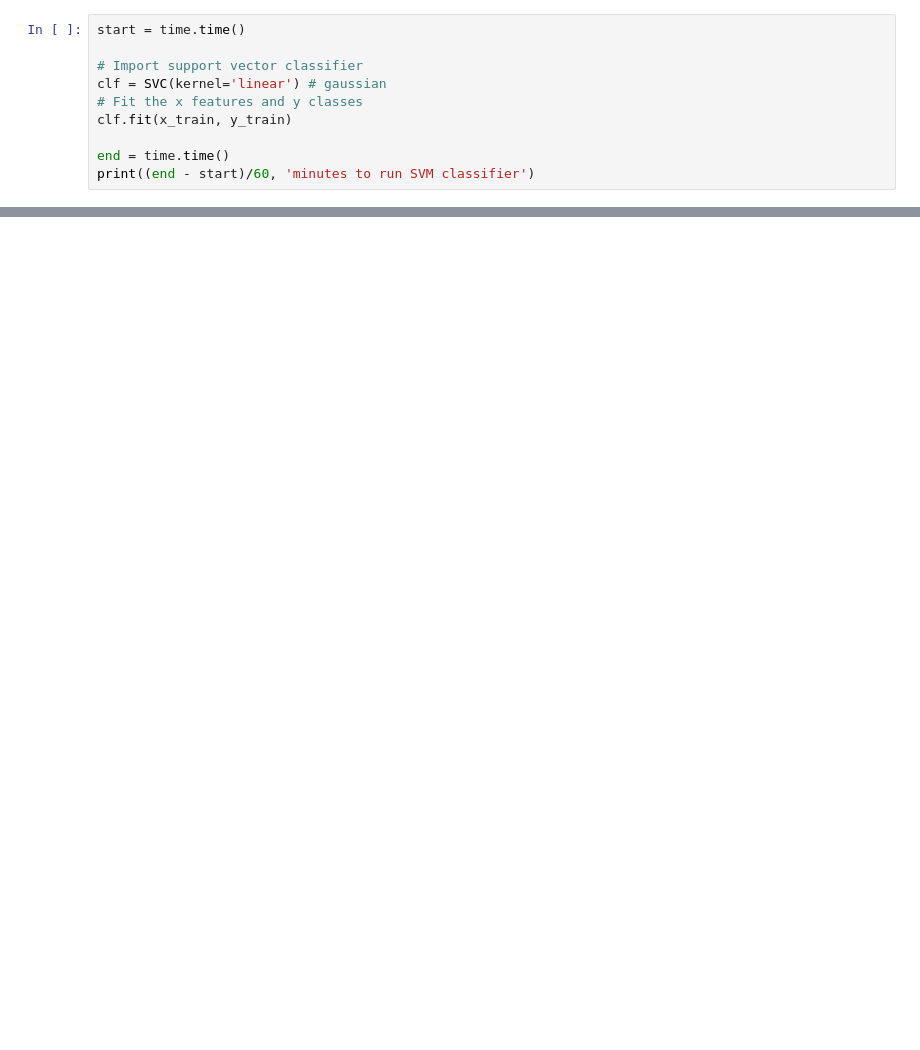
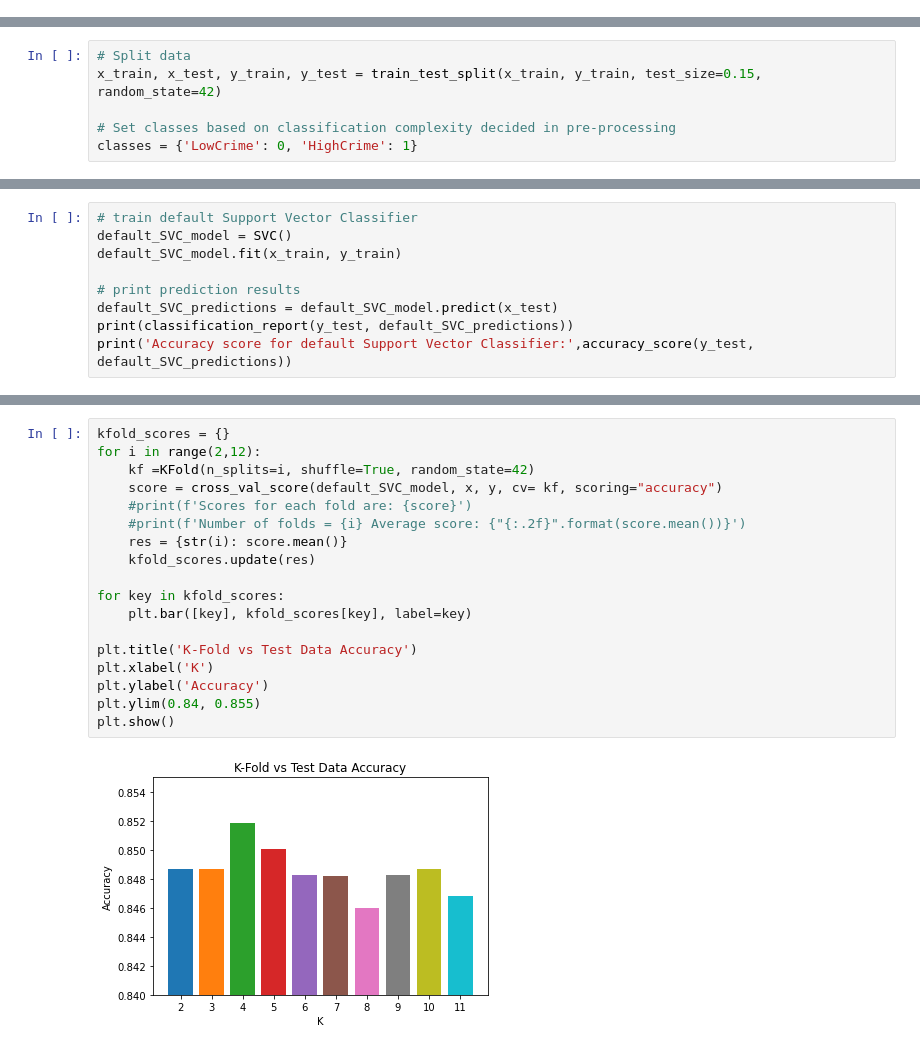
Before and after one commit to blueriver212/Crime_Prediction_ML, a Jupyter notebook: IB_FINAL.ipynb, the cells around one changed output, grey strips where cells are left out. Saved outputs shown, nothing was run; the diff lists cells and outputs as text; blank space fills up the shorter version.

Commit message:
Updated with hyper-parameters tuning and K-folds

```diff
--- a/IB_FINAL.ipynb
+++ b/IB_FINAL.ipynb
@@ -127,10 +0,0 @@ Test accuracy of kNN 0.6300751879699248
-# %%
-start = time.time()
-
-# Import support vector classifier
-clf = SVC(kernel='linear') # gaussian
-# Fit the x features and y classes
-clf.fit(x_train, y_train)
-
-end = time.time()
-print((end - start)/60, 'minutes to run SVM classifier')
@@ -162,0 +17,6 @@ K-nearest neighbors seems like a better alternative as far as instance-based lea
+# %%
+# Split data
+x_train, x_test, y_train, y_test = train_test_split(x_train, y_train, test_size=0.15, random_state=42)
+
+# Set classes based on classification complexity decided in pre-processing
+classes = {'LowCrime': 0, 'HighCrime': 1}
@@ -162,0 +37,9 @@ K-nearest neighbors seems like a better alternative as far as instance-based lea
+# %%
+# train default Support Vector Classifier
+default_SVC_model = SVC()
+default_SVC_model.fit(x_train, y_train)
+
+# print prediction results
+default_SVC_predictions = default_SVC_model.predict(x_test)
+print(classification_report(y_test, default_SVC_predictions))
+print('Accuracy score for default Support Vector Classifier:',accuracy_score(y_test, default_SVC_predictions))
@@ -162,0 +57,20 @@ K-nearest neighbors seems like a better alternative as far as instance-based lea
+# %%
+kfold_scores = {}
+for i in range(2,12):
+    kf =KFold(n_splits=i, shuffle=True, random_state=42)
+    score = cross_val_score(default_SVC_model, x, y, cv= kf, scoring="accuracy")
+    #print(f'Scores for each fold are: {score}')
+    #print(f'Number of folds = {i} Average score: {"{:.2f}".format(score.mean())}')
+    res = {str(i): score.mean()}
+    kfold_scores.update(res)
+
+for key in kfold_scores:
+    plt.bar([key], kfold_scores[key], label=key)
+
+plt.title('K-Fold vs Test Data Accuracy')
+plt.xlabel('K')
+plt.ylabel('Accuracy')
+plt.ylim(0.84, 0.855)
+plt.show()
+# %% [output]
+[figure, added]
```
Also changed, not shown: parts of 47 cells of this notebook.
